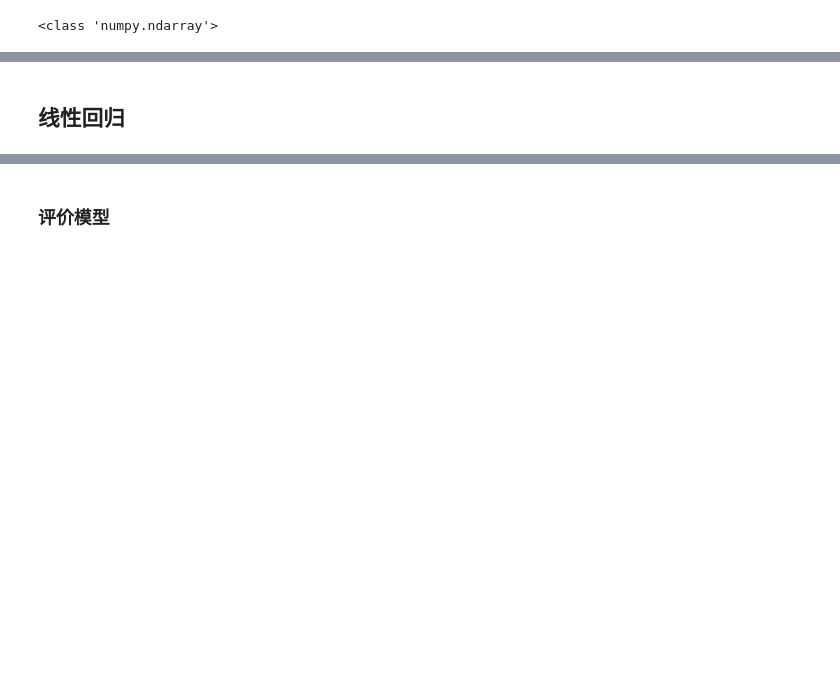
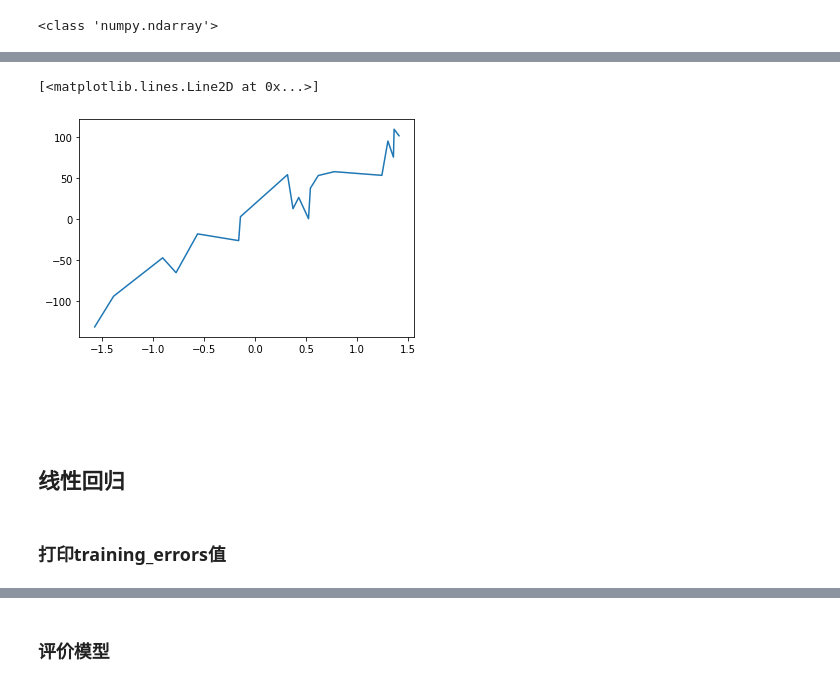
Before and after one commit to appke/Los-House-Prices, a Jupyter notebook: 10.线性回归L1和L2.ipynb, the cells around one changed output, grey strips where cells are left out. Saved outputs shown, nothing was run; the diff lists cells and outputs as text; code cells hidden in the pictures; blank space fills up the shorter version.

```diff
--- a/10.线性回归L1和L2.ipynb
+++ b/10.线性回归L1和L2.ipynb
@@ -83,0 +94,5 @@ y_test=np.array([j[1] for j in s])
+# %%
+plt.plot(X_test,y_test)
+# %% [output]
+[<matplotlib.lines.Line2D at 0x...>]
+[figure, added]
@@ -84,3 +111,5 @@ y_test=np.array([j[1] for j in s])
+# %% [markdown]
+<br><br>
 # %% [markdown]
 ## 线性回归
 # %%
@@ -142 +177,3 @@ model.fit(X_train,y_train)
+# %% [markdown]
+### 打印training_errors值
 # %%
```
Also changed, not shown: parts of 64 cells of this notebook.
